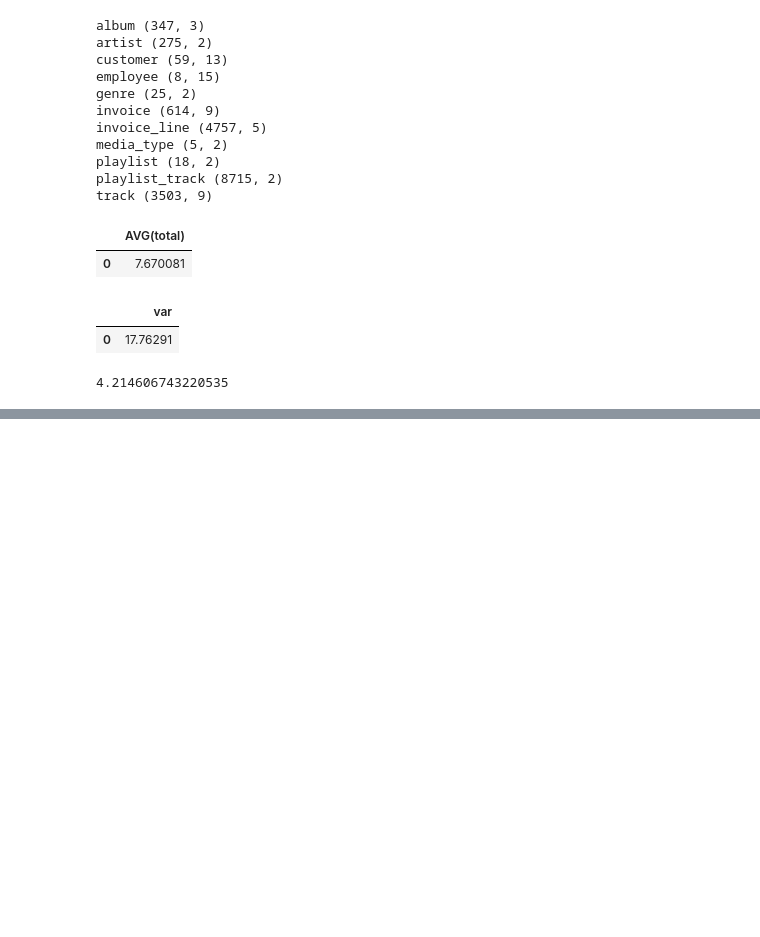
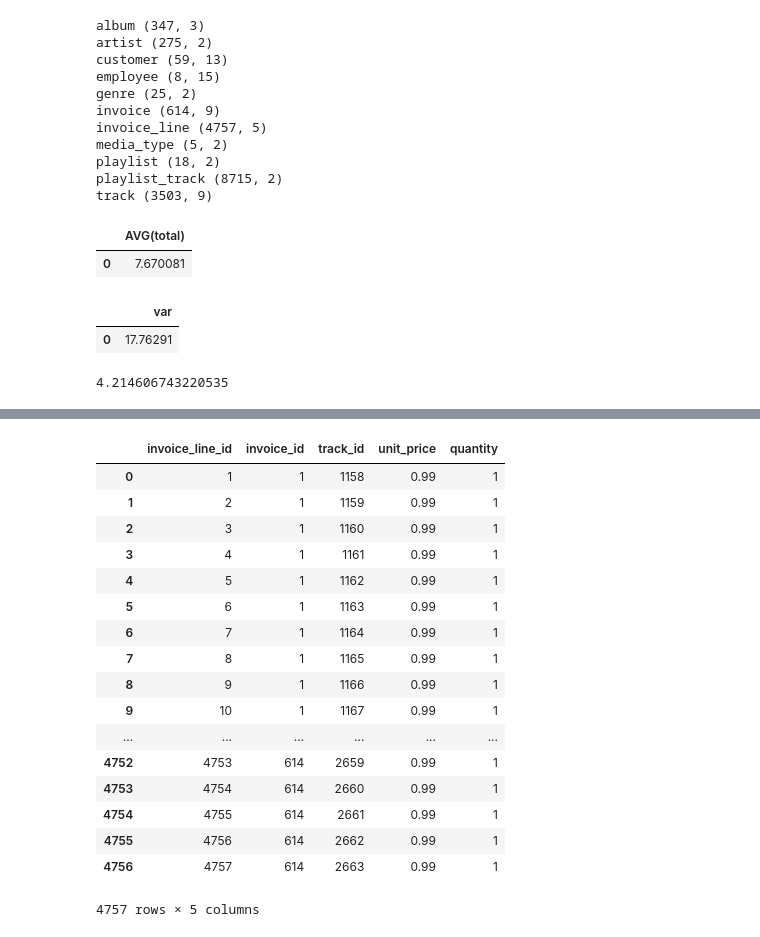
Before and after one commit to vandyand/Python-Data-Science-Projects, a Jupyter notebook: Chinook Database SQL Analysis/Playing with SQLite.ipynb, the cells around one changed output, grey strips where cells are left out. Saved outputs shown, nothing was run; the diff lists cells and outputs as text; code cells hidden in the pictures; blank space fills up the shorter version.

```diff
--- a/Chinook Database SQL Analysis/Playing with SQLite.ipynb
+++ b/Chinook Database SQL Analysis/Playing with SQLite.ipynb
@@ -92,0 +139,24 @@ std_dev_total
+# %%
+run_query('''
+SELECT *
+FROM INVOICE_LINE
+''')
+# %% [output]
+|  | invoice_line_id | invoice_id | track_id | unit_price | quantity |
+| 0 | 1 | 1 | 1158 | 0.99 | 1 |
+| 1 | 2 | 1 | 1159 | 0.99 | 1 |
+| 2 | 3 | 1 | 1160 | 0.99 | 1 |
+| 3 | 4 | 1 | 1161 | 0.99 | 1 |
+| 4 | 5 | 1 | 1162 | 0.99 | 1 |
+| 5 | 6 | 1 | 1163 | 0.99 | 1 |
+| 6 | 7 | 1 | 1164 | 0.99 | 1 |
+| 7 | 8 | 1 | 1165 | 0.99 | 1 |
+| 8 | 9 | 1 | 1166 | 0.99 | 1 |
+| 9 | 10 | 1 | 1167 | 0.99 | 1 |
+| ... | ... | ... | ... | ... | ... |
+| 4752 | 4753 | 614 | 2659 | 0.99 | 1 |
+| 4753 | 4754 | 614 | 2660 | 0.99 | 1 |
+| 4754 | 4755 | 614 | 2661 | 0.99 | 1 |
+| 4755 | 4756 | 614 | 2662 | 0.99 | 1 |
+| 4756 | 4757 | 614 | 2663 | 0.99 | 1 |
+4757 rows × 5 columns
```
Also changed, not shown: parts of 5 cells of this notebook, 1 other file.
